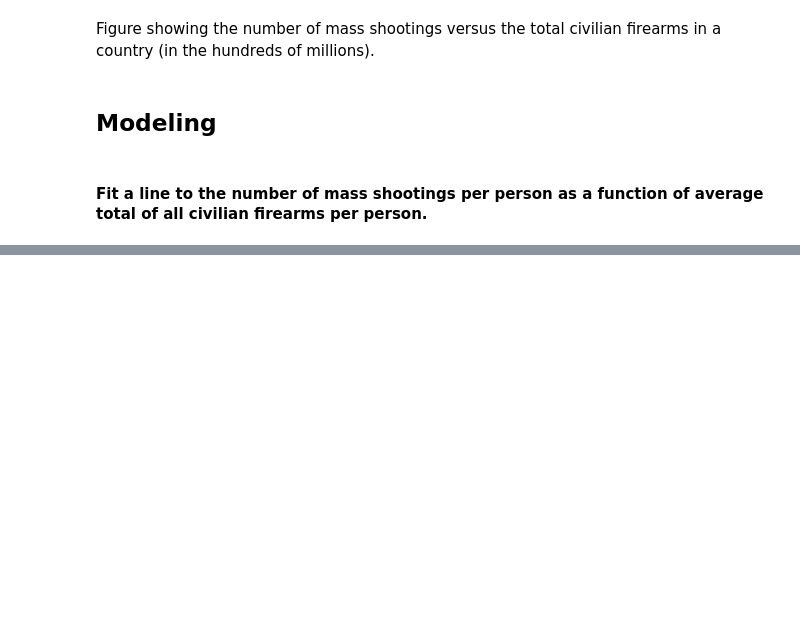
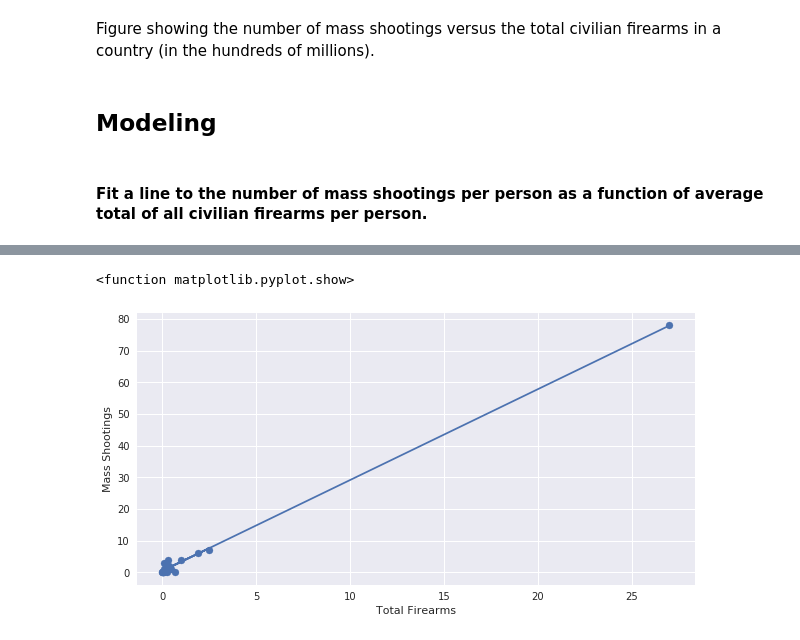
Before and after one commit to tharma3/PUI2018_mrn291, a Jupyter notebook: HW9_mrn291/Assignment_3.ipynb, the cells around one changed output, grey strips where cells are left out. Cells and saved outputs as stored; diff of their text form; code cells hidden in the pictures; blank space fills up the shorter version.

```diff
--- a/HW9_mrn291/Assignment_3.ipynb
+++ b/HW9_mrn291/Assignment_3.ipynb
@@ -307,3 +308,12 @@ Figure showing the number of mass shootings versus the total civilian firearms i
 ## Modeling
 # %% [markdown]
 #### Fit a line to the number of mass shootings per person as a function of average total of all civilian firearms per person.
+# %%
+y = world_gun.mass_shootings
+x = world_gun.avg_total_firearms / 10000000
+x = sm.add_constant(x)
+
+model = sm.OLS(y,x).fit()
+constant, slope = model.params
+
+model.summary()
@@ -309,0 +338,15 @@ Figure showing the number of mass shootings versus the total civilian firearms i
+# %%
+y = world_gun.mass_shootings
+x = world_gun.avg_total_firearms / 10000000
+
+plt.figure(figsize = (10,5))
+plt.scatter(x, y)
+plt.ylabel("Mass Shootings")
+plt.xlabel("Total Firearms")
+
+plt.plot(x, constant + slope * x)
+#plt.legend(loc=2)
+plt.show
+# %% [output]
+<function matplotlib.pyplot.show>
+[figure, added]
```
Also changed, not shown: parts of 16 cells of this notebook.
